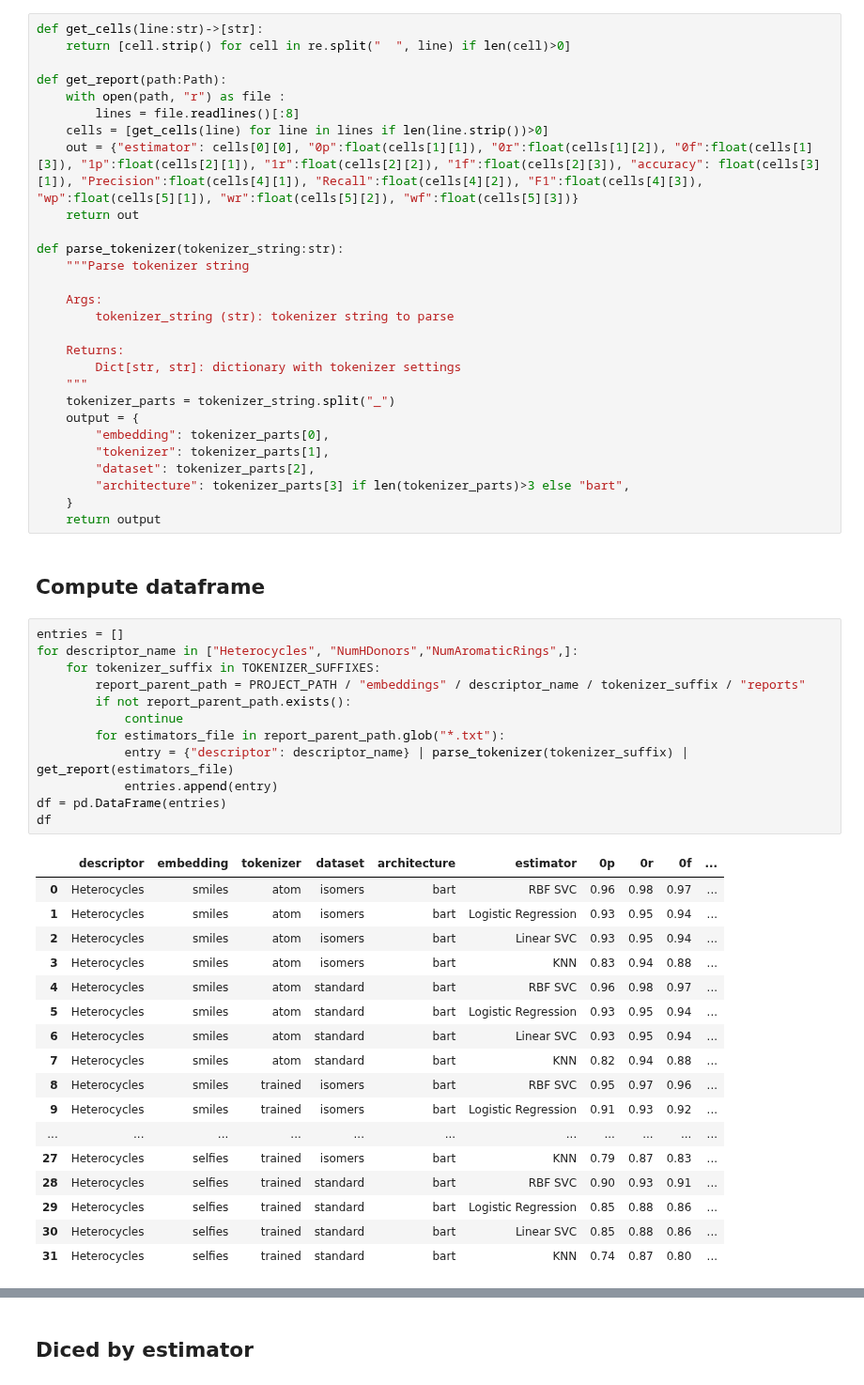
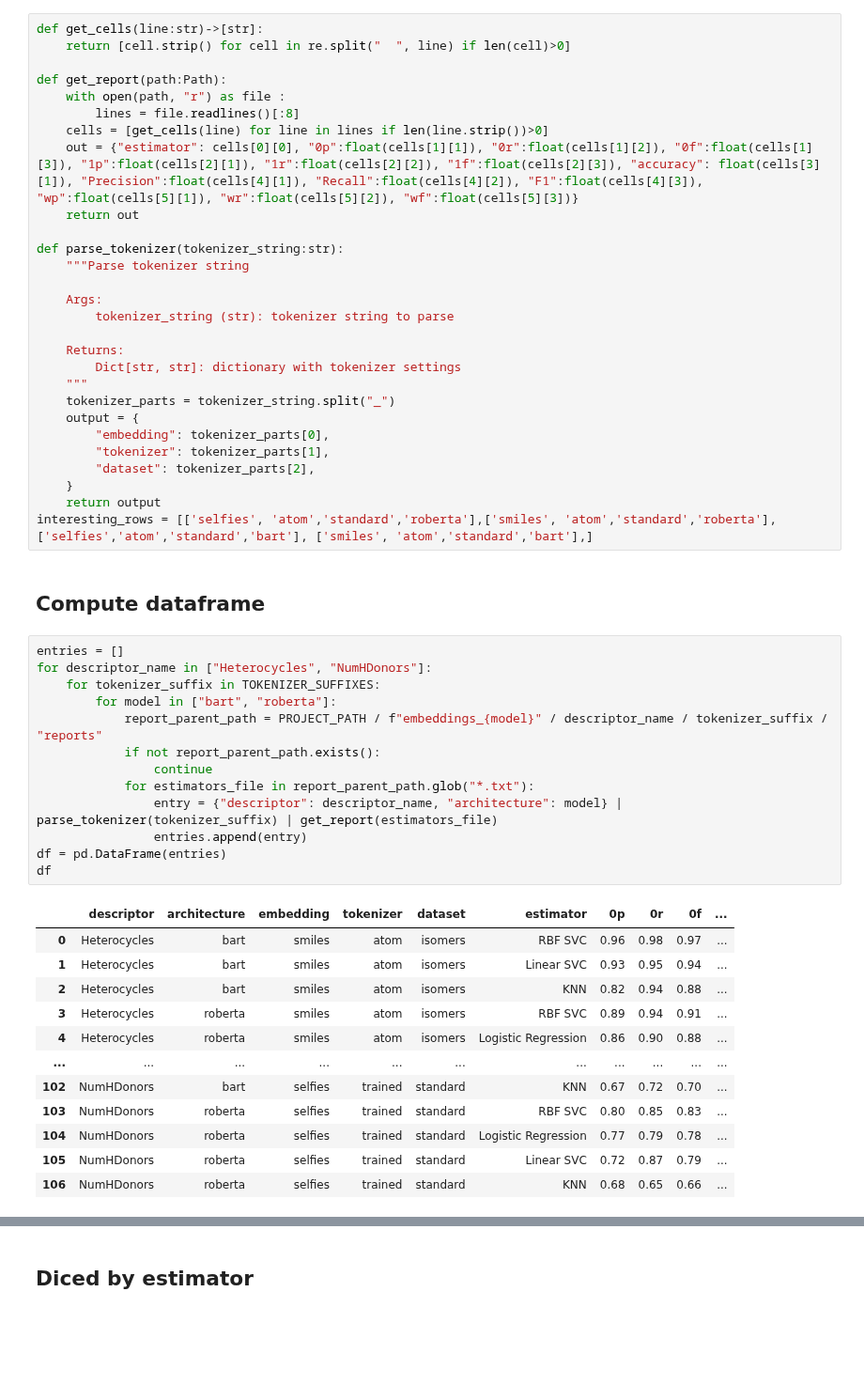
Before and after one commit to ibmm-unibe-ch/SMILES_or_SELFIES, a Jupyter notebook: Score_weak_classifiers.ipynb, the cells around one changed output, grey strips where cells are left out. Shown at 94% size. Drawn from its saved outputs; the diff is of its cells as text; blank space fills up the shorter version.

```diff
--- a/Score_weak_classifiers.ipynb
+++ b/Score_weak_classifiers.ipynb
@@ -40,38 +47,34 @@ def parse_tokenizer(tokenizer_string:str):
         "embedding": tokenizer_parts[0],
         "tokenizer": tokenizer_parts[1],
         "dataset": tokenizer_parts[2],
-        "architecture": tokenizer_parts[3] if len(tokenizer_parts)>3 else "bart",
     }
     return output
+interesting_rows = [['selfies', 'atom','standard','roberta'],['smiles', 'atom','standard','roberta'], ['selfies','atom','standard','bart'], ['smiles', 'atom','standard','bart'],]
 # %% [markdown]
 ## Compute dataframe
 # %%
 entries = []
-for descriptor_name in ["Heterocycles", "NumHDonors","NumAromaticRings",]:
+for descriptor_name in ["Heterocycles", "NumHDonors"]:
     for tokenizer_suffix in TOKENIZER_SUFFIXES:
-        report_parent_path = PROJECT_PATH / "embeddings" / descriptor_name / tokenizer_suffix / "reports"
-        if not report_parent_path.exists():
-            continue
-        for estimators_file in report_parent_path.glob("*.txt"):
-            entry = {"descriptor": descriptor_name} | parse_tokenizer(tokenizer_suffix) | get_report(estimators_file)
-            entries.append(entry)
+        for model in ["bart", "roberta"]:
+            report_parent_path = PROJECT_PATH / f"embeddings_{model}" / descriptor_name / tokenizer_suffix / "reports"
+            if not report_parent_path.exists():
+                continue
+            for estimators_file in report_parent_path.glob("*.txt"):
+                entry = {"descriptor": descriptor_name, "architecture": model} | parse_tokenizer(tokenizer_suffix) | get_report(estimators_file)
+                entries.append(entry)
 df = pd.DataFrame(entries)
 df
 # %% [output]
-|  | descriptor | embedding | tokenizer | dataset | architecture | estimator | 0p | 0r | 0f | ... |
-| 0 | Heterocycles | smiles | atom | isomers | bart | RBF SVC | 0.96 | 0.98 | 0.97 | ... |
-| 1 | Heterocycles | smiles | atom | isomers | bart | Logistic Regression | 0.93 | 0.95 | 0.94 | ... |
-| 2 | Heterocycles | smiles | atom | isomers | bart | Linear SVC | 0.93 | 0.95 | 0.94 | ... |
-| 3 | Heterocycles | smiles | atom | isomers | bart | KNN | 0.83 | 0.94 | 0.88 | ... |
-| 4 | Heterocycles | smiles | atom | standard | bart | RBF SVC | 0.96 | 0.98 | 0.97 | ... |
-| 5 | Heterocycles | smiles | atom | standard | bart | Logistic Regression | 0.93 | 0.95 | 0.94 | ... |
-| 6 | Heterocycles | smiles | atom | standard | bart | Linear SVC | 0.93 | 0.95 | 0.94 | ... |
-| 7 | Heterocycles | smiles | atom | standard | bart | KNN | 0.82 | 0.94 | 0.88 | ... |
-| 8 | Heterocycles | smiles | trained | isomers | bart | RBF SVC | 0.95 | 0.97 | 0.96 | ... |
-| 9 | Heterocycles | smiles | trained | isomers | bart | Logistic Regression | 0.91 | 0.93 | 0.92 | ... |
+|  | descriptor | architecture | embedding | tokenizer | dataset | estimator | 0p | 0r | 0f | ... |
+| 0 | Heterocycles | bart | smiles | atom | isomers | RBF SVC | 0.96 | 0.98 | 0.97 | ... |
+| 1 | Heterocycles | bart | smiles | atom | isomers | Linear SVC | 0.93 | 0.95 | 0.94 | ... |
+| 2 | Heterocycles | bart | smiles | atom | isomers | KNN | 0.82 | 0.94 | 0.88 | ... |
+| 3 | Heterocycles | roberta | smiles | atom | isomers | RBF SVC | 0.89 | 0.94 | 0.91 | ... |
+| 4 | Heterocycles | roberta | smiles | atom | isomers | Logistic Regression | 0.86 | 0.90 | 0.88 | ... |
 | ... | ... | ... | ... | ... | ... | ... | ... | ... | ... | ... |
-| 27 | Heterocycles | selfies | trained | isomers | bart | KNN | 0.79 | 0.87 | 0.83 | ... |
-| 28 | Heterocycles | selfies | trained | standard | bart | RBF SVC | 0.90 | 0.93 | 0.91 | ... |
-| 29 | Heterocycles | selfies | trained | standard | bart | Logistic Regression | 0.85 | 0.88 | 0.86 | ... |
-| 30 | Heterocycles | selfies | trained | standard | bart | Linear SVC | 0.85 | 0.88 | 0.86 | ... |
-| 31 | Heterocycles | selfies | trained | standard | bart | KNN | 0.74 | 0.87 | 0.80 | ... |
+| 102 | NumHDonors | bart | selfies | trained | standard | KNN | 0.67 | 0.72 | 0.70 | ... |
+| 103 | NumHDonors | roberta | selfies | trained | standard | RBF SVC | 0.80 | 0.85 | 0.83 | ... |
+| 104 | NumHDonors | roberta | selfies | trained | standard | Logistic Regression | 0.77 | 0.79 | 0.78 | ... |
+| 105 | NumHDonors | roberta | selfies | trained | standard | Linear SVC | 0.72 | 0.87 | 0.79 | ... |
+| 106 | NumHDonors | roberta | selfies | trained | standard | KNN | 0.68 | 0.65 | 0.66 | ... |
```
Also changed, not shown: parts of 6 cells of this notebook, 8 other files.
